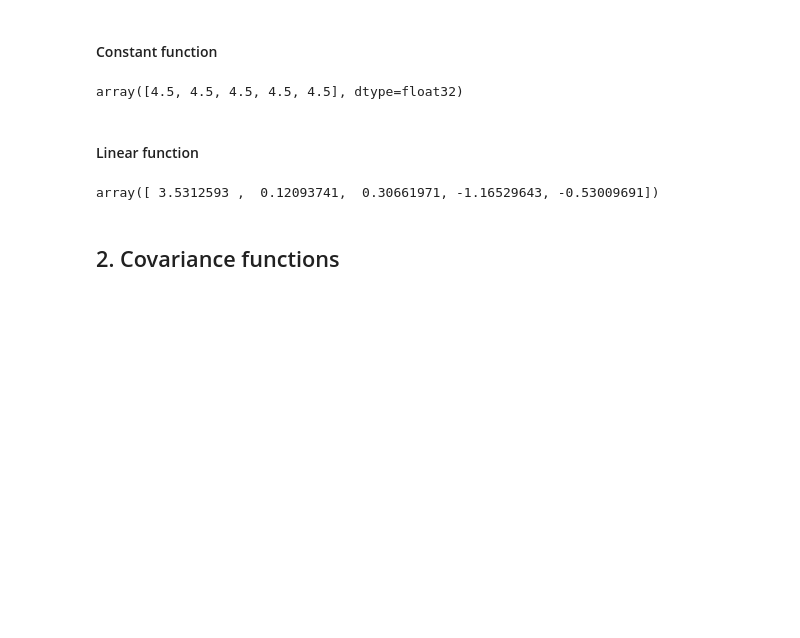
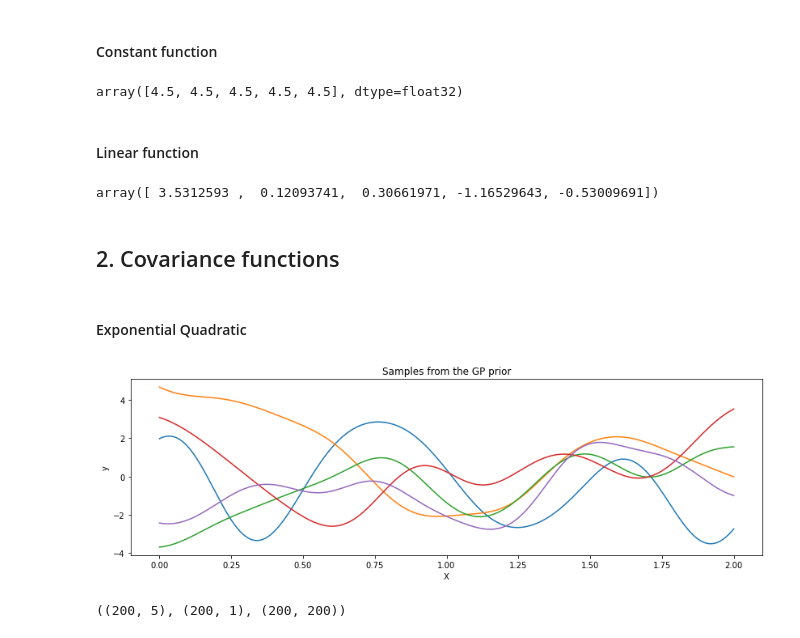
Before and after one commit to danhphan/gp_experiments, a Jupyter notebook: experiments/11_kernels.ipynb, the cells around one changed output. Cells and saved outputs as stored; diff of their text form; code cells hidden in the pictures; blank space fills up the shorter version.

```diff
--- a/experiments/11_kernels.ipynb
+++ b/experiments/11_kernels.ipynb
@@ -47,3 +47,28 @@ lin_func(X).eval()
 array([ 3.5312593 ,  0.12093741,  0.30661971, -1.16529643, -0.53009691])
 # %% [markdown]
 ## 2. Covariance functions
+# %% [markdown]
+#### Exponential Quadratic
+# %%
+len_scale = 0.2
+eta = 2.0
+cov = eta**2 * pm.gp.cov.ExpQuad(1, len_scale)
+# Add white noise to stabilise
+cov += pm.gp.cov.WhiteNoise(1e-6)
+
+X = np.linspace(0, 2, 200)[:, None]
+K = cov(X).eval()
+# %%
+plt.figure(figsize=(14, 4))
+
+y = pm.MvNormal.dist(mu=np.zeros(len(K)), cov=K, shape=K.shape[0]).random(size=5).T
+plt.plot(X, y)
+plt.title("Samples from the GP prior")
+plt.ylabel("y")
+plt.xlabel("X");
+# %% [output]
+[figure, added]
+# %%
+y.shape, X.shape, K.shape
+# %% [output]
+((200, 5), (200, 1), (200, 200))
```
Also changed, not shown: parts of 1 cell of this notebook.
